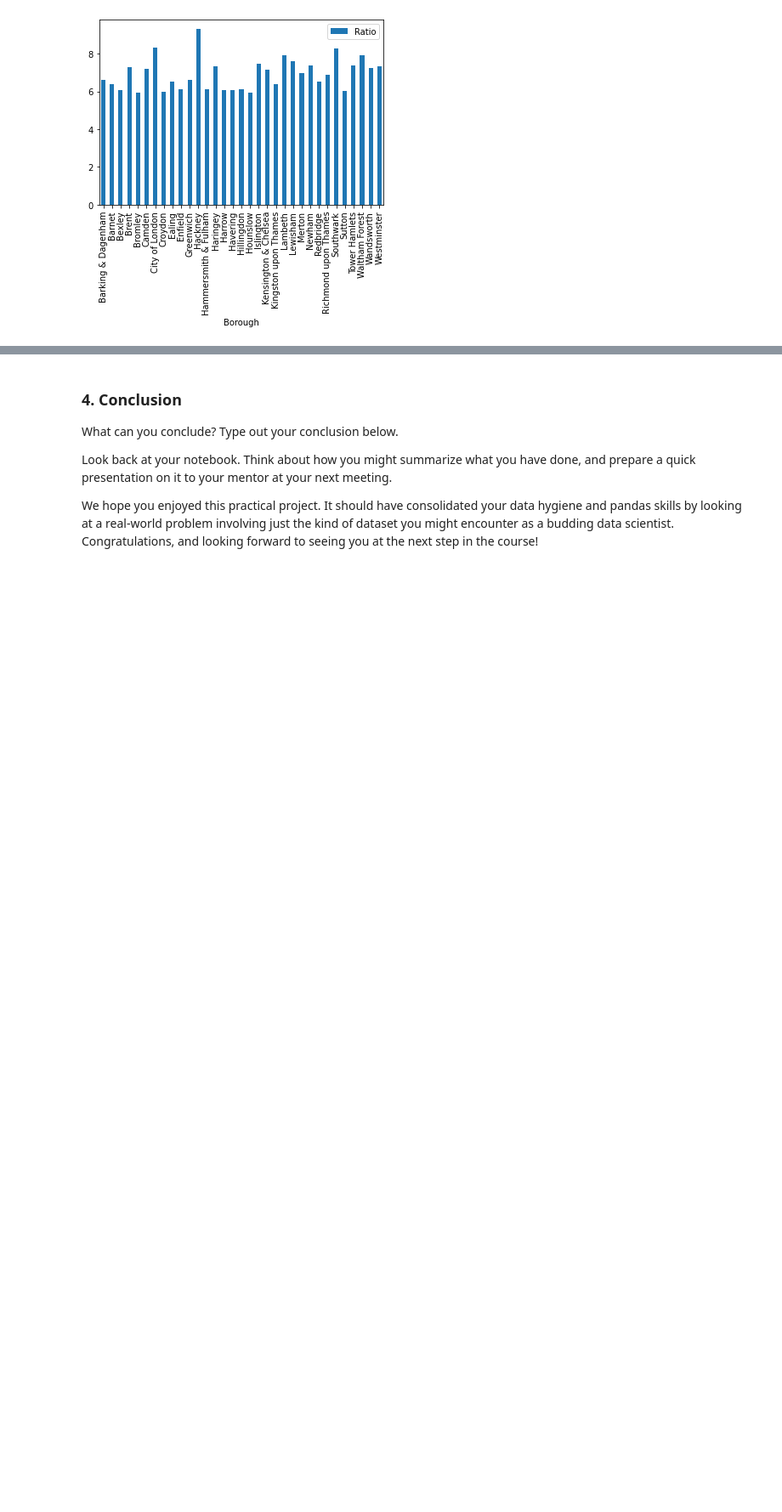
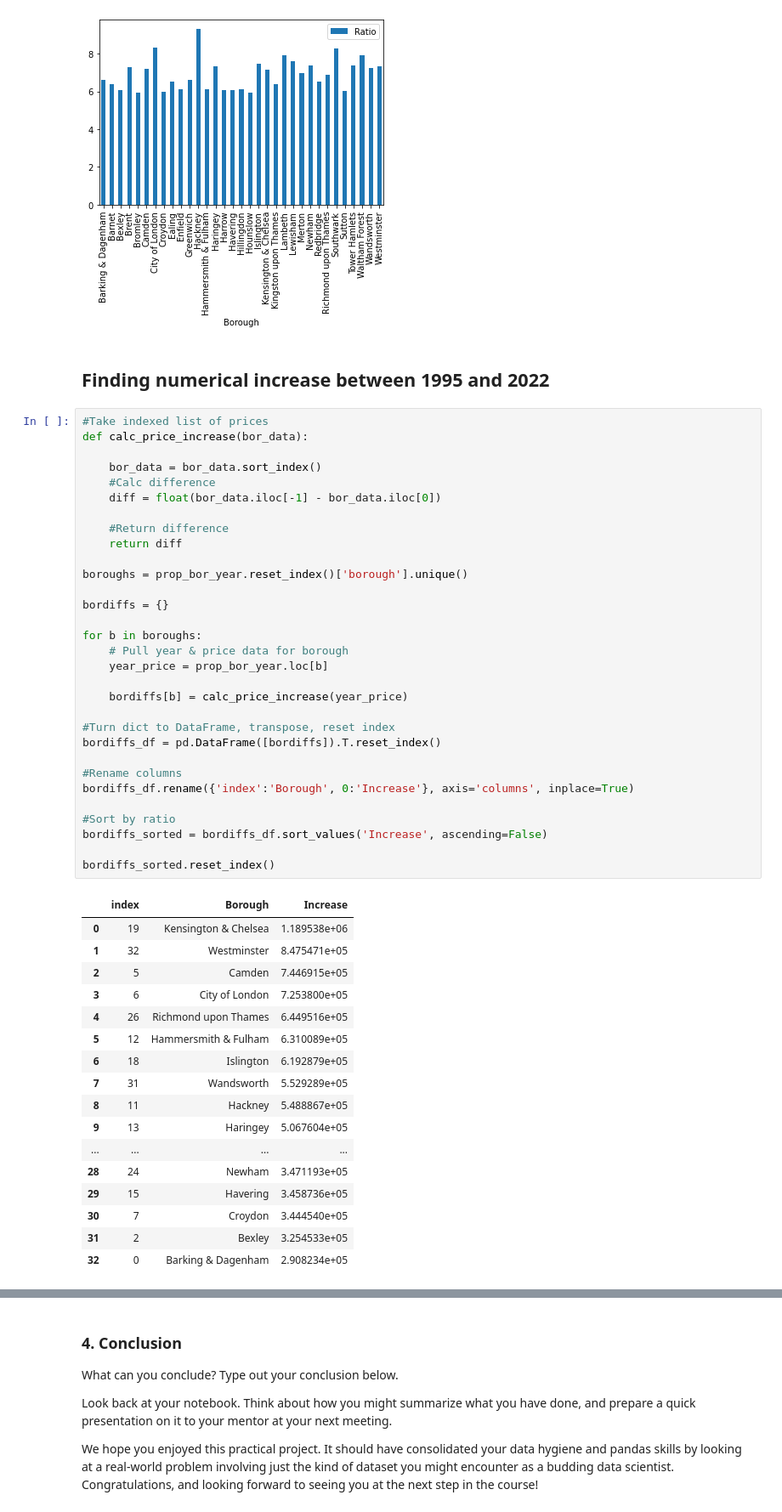
Before and after one commit to DanielEllisSchwartz/Springboard, a Jupyter notebook: CaseStudy-LondonCalling/Unit 4 Challenge - Tier 3.ipynb, the cells around one changed output, grey strips where cells are left out. Shown at 85% size. Cells and saved outputs as stored; diff of their text form; blank space fills up the shorter version.

```diff
--- a/CaseStudy-LondonCalling/Unit 4 Challenge - Tier 3.ipynb
+++ b/CaseStudy-LondonCalling/Unit 4 Challenge - Tier 3.ipynb
@@ -625,3 +625,54 @@ boratios_df.plot(x='Borough', y='Ratio', kind='bar')
 # %% [output]
 <AxesSubplot:xlabel='Borough'>
 [figure]
+# %% [markdown]
+## Finding numerical increase between 1995 and 2022
+# %%
+#Take indexed list of prices
+def calc_price_increase(bor_data):
+
+    bor_data = bor_data.sort_index()
+    #Calc difference
+    diff = float(bor_data.iloc[-1] - bor_data.iloc[0])
+
+    #Return difference
+    return diff
+
+boroughs = prop_bor_year.reset_index()['borough'].unique()
+
+bordiffs = {}
+
+for b in boroughs:
+    # Pull year & price data for borough
+    year_price = prop_bor_year.loc[b]
+
+    bordiffs[b] = calc_price_increase(year_price)
+
+#Turn dict to DataFrame, transpose, reset index
+bordiffs_df = pd.DataFrame([bordiffs]).T.reset_index()
+
+#Rename columns
+bordiffs_df.rename({'index':'Borough', 0:'Increase'}, axis='columns', inplace=True)
+
+#Sort by ratio
+bordiffs_sorted = bordiffs_df.sort_values('Increase', ascending=False)
+
+bordiffs_sorted.reset_index()
+# %% [output]
+|  | index | Borough | Increase |
+| 0 | 19 | Kensington & Chelsea | 1.189538e+06 |
+| 1 | 32 | Westminster | 8.475471e+05 |
+| 2 | 5 | Camden | 7.446915e+05 |
+| 3 | 6 | City of London | 7.253800e+05 |
+| 4 | 26 | Richmond upon Thames | 6.449516e+05 |
+| 5 | 12 | Hammersmith & Fulham | 6.310089e+05 |
+| 6 | 18 | Islington | 6.192879e+05 |
+| 7 | 31 | Wandsworth | 5.529289e+05 |
+| 8 | 11 | Hackney | 5.488867e+05 |
+| 9 | 13 | Haringey | 5.067604e+05 |
+| ... | ... | ... | ... |
+| 28 | 24 | Newham | 3.471193e+05 |
+| 29 | 15 | Havering | 3.458736e+05 |
+| 30 | 7 | Croydon | 3.444540e+05 |
+| 31 | 2 | Bexley | 3.254533e+05 |
+| 32 | 0 | Barking & Dagenham | 2.908234e+05 |
```
Also changed, not shown: parts of 2 cells of this notebook.
